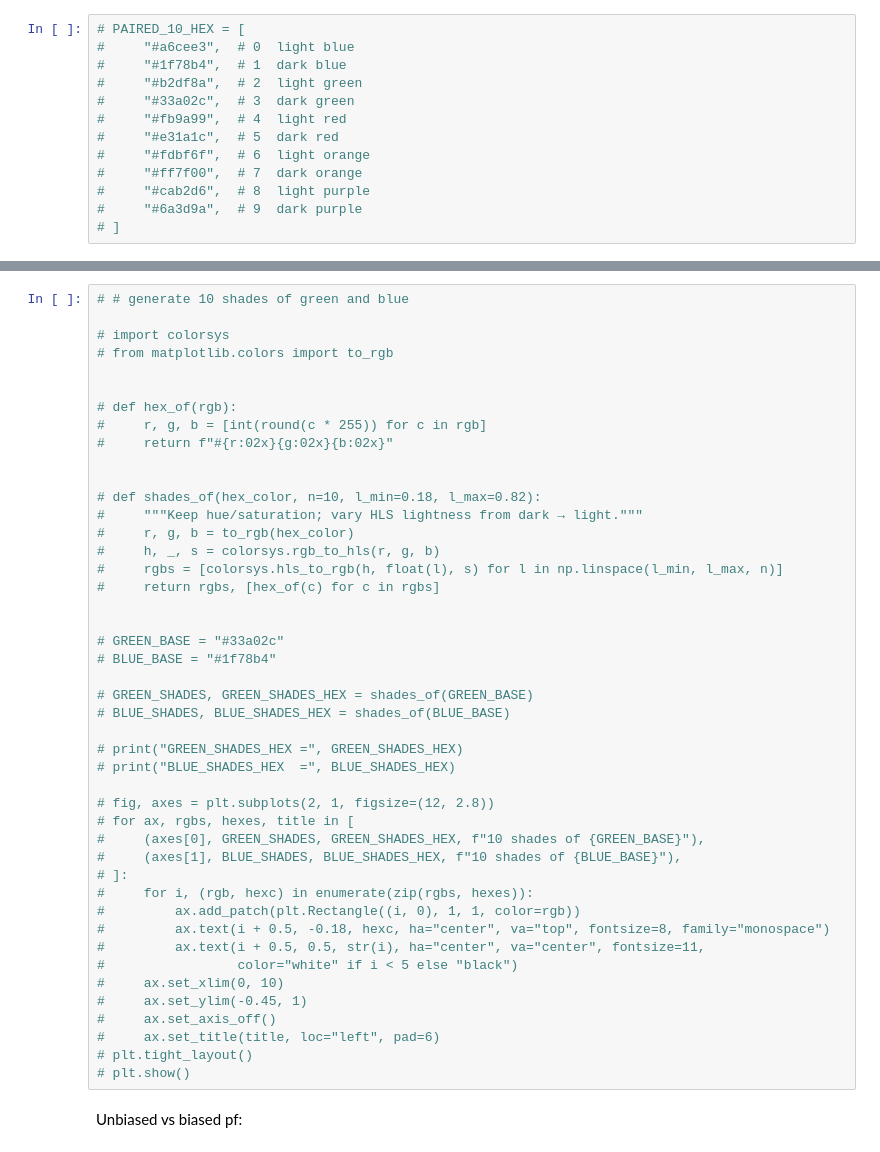
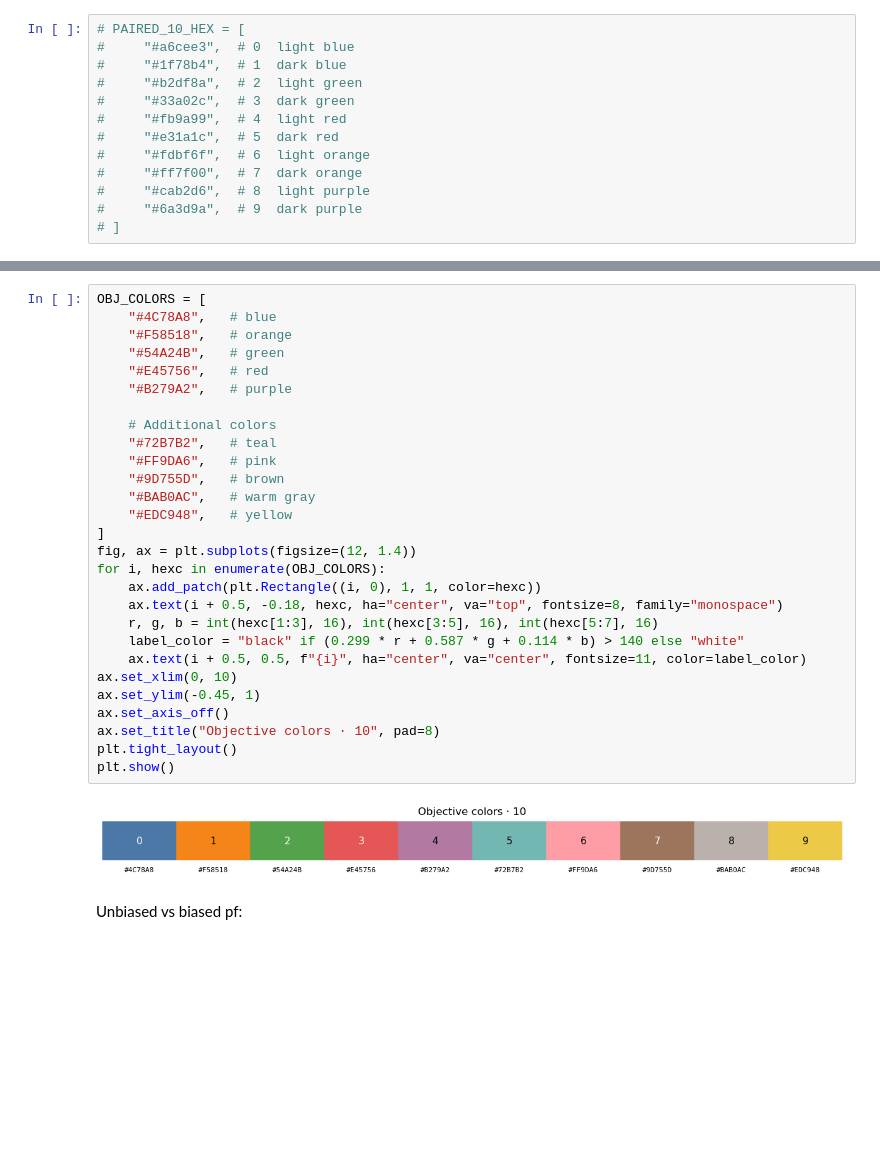
Before and after one commit to rameshsrinivasanuci/multiobjective, a Jupyter notebook: chi_figures.ipynb, the cells around one changed output, grey strips where cells are left out. Cells and saved outputs as stored; diff of their text form; blank space fills up the shorter version.

Commit message:
matrices; change color palette; change layout

```diff
--- a/chi_figures.ipynb
+++ b/chi_figures.ipynb
@@ -52,47 +48,32 @@ PAIRED_10_HEX =
-# %%
-# # generate 10 shades of green and blue
-
-# import colorsys
-# from matplotlib.colors import to_rgb
-
-
-# def hex_of(rgb):
-#     r, g, b = [int(round(c * 255)) for c in rgb]
-#     return f"#{r:02x}{g:02x}{b:02x}"
-
-
-# def shades_of(hex_color, n=10, l_min=0.18, l_max=0.82):
-#     """Keep hue/saturation; vary HLS lightness from dark → light."""
-#     r, g, b = to_rgb(hex_color)
-#     h, _, s = colorsys.rgb_to_hls(r, g, b)
-#     rgbs = [colorsys.hls_to_rgb(h, float(l), s) for l in np.linspace(l_min, l_max, n)]
-#     return rgbs, [hex_of(c) for c in rgbs]
-
-
-# GREEN_BASE = "#33a02c"
-# BLUE_BASE = "#1f78b4"
-
-# GREEN_SHADES, GREEN_SHADES_HEX = shades_of(GREEN_BASE)
-# BLUE_SHADES, BLUE_SHADES_HEX = shades_of(BLUE_BASE)
-
-# print("GREEN_SHADES_HEX =", GREEN_SHADES_HEX)
-# print("BLUE_SHADES_HEX  =", BLUE_SHADES_HEX)
-
-# fig, axes = plt.subplots(2, 1, figsize=(12, 2.8))
-# for ax, rgbs, hexes, title in [
-#     (axes[0], GREEN_SHADES, GREEN_SHADES_HEX, f"10 shades of {GREEN_BASE}"),
-#     (axes[1], BLUE_SHADES, BLUE_SHADES_HEX, f"10 shades of {BLUE_BASE}"),
-# ]:
-#     for i, (rgb, hexc) in enumerate(zip(rgbs, hexes)):
-#         ax.add_patch(plt.Rectangle((i, 0), 1, 1, color=rgb))
-#         ax.text(i + 0.5, -0.18, hexc, ha="center", va="top", fontsize=8, family="monospace")
-#         ax.text(i + 0.5, 0.5, str(i), ha="center", va="center", fontsize=11,
-#                 color="white" if i < 5 else "black")
-#     ax.set_xlim(0, 10)
-#     ax.set_ylim(-0.45, 1)
-#     ax.set_axis_off()
-#     ax.set_title(title, loc="left", pad=6)
-# plt.tight_layout()
-# plt.show()
+# %%
+OBJ_COLORS = [
+    "#4C78A8",   # blue
+    "#F58518",   # orange
+    "#54A24B",   # green
+    "#E45756",   # red
+    "#B279A2",   # purple
+
+    # Additional colors
+    "#72B7B2",   # teal
+    "#FF9DA6",   # pink
+    "#9D755D",   # brown
+    "#BAB0AC",   # warm gray
+    "#EDC948",   # yellow
+]
+fig, ax = plt.subplots(figsize=(12, 1.4))
+for i, hexc in enumerate(OBJ_COLORS):
+    ax.add_patch(plt.Rectangle((i, 0), 1, 1, color=hexc))
+    ax.text(i + 0.5, -0.18, hexc, ha="center", va="top", fontsize=8, family="monospace")
+    r, g, b = int(hexc[1:3], 16), int(hexc[3:5], 16), int(hexc[5:7], 16)
+    label_color = "black" if (0.299 * r + 0.587 * g + 0.114 * b) > 140 else "white"
+    ax.text(i + 0.5, 0.5, f"{i}", ha="center", va="center", fontsize=11, color=label_color)
+ax.set_xlim(0, 10)
+ax.set_ylim(-0.45, 1)
+ax.set_axis_off()
+ax.set_title("Objective colors · 10", pad=8)
+plt.tight_layout()
+plt.show()
+# %% [output]
+[figure, added]
 # %% [markdown]
 Unbiased vs biased pf:
```
Also changed, not shown: parts of 28 cells of this notebook.
